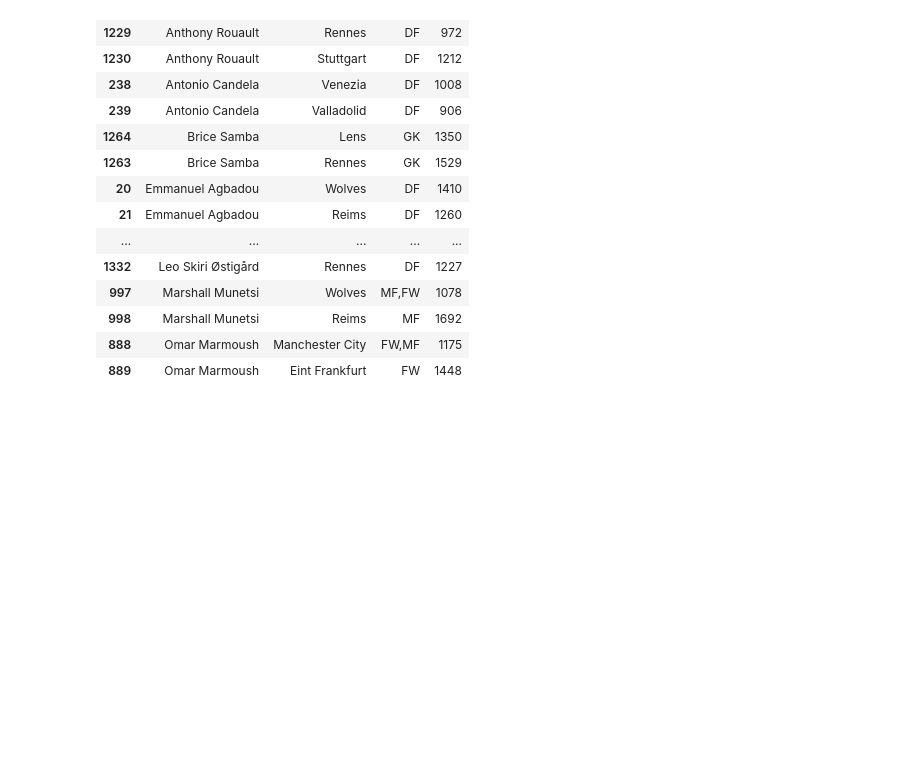
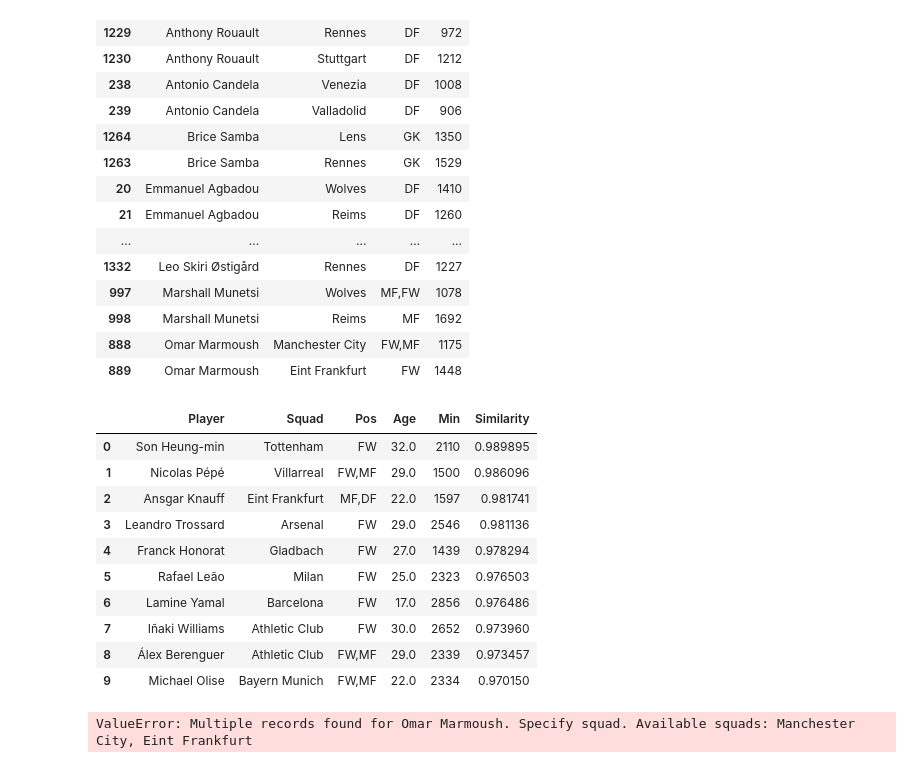
Before and after one commit to kevinerv/player-similarity-notebook, a Jupyter notebook: notebooks/01_Player_Similarity.ipynb, the cells around one changed output. Saved outputs shown, nothing was run; the diff lists cells and outputs as text; code cells hidden in the pictures; blank space fills up the shorter version.

Commit message:
feat: handle duplicate player records by squad

```diff
--- a/notebooks/01_Player_Similarity.ipynb
+++ b/notebooks/01_Player_Similarity.ipynb
@@ -193,3 +193,28 @@ df_prepared[
 | 998 | Marshall Munetsi | Reims | MF | 1692 |
 | 888 | Omar Marmoush | Manchester City | FW,MF | 1175 |
 | 889 | Omar Marmoush | Eint Frankfurt | FW | 1448 |
+# %%
+find_similar_players(
+    df=df_prepared,
+    player_name="Bukayo Saka",
+)
+# %% [output]
+|  | Player | Squad | Pos | Age | Min | Similarity |
+| 0 | Son Heung-min | Tottenham | FW | 32.0 | 2110 | 0.989895 |
+| 1 | Nicolas Pépé | Villarreal | FW,MF | 29.0 | 1500 | 0.986096 |
+| 2 | Ansgar Knauff | Eint Frankfurt | MF,DF | 22.0 | 1597 | 0.981741 |
+| 3 | Leandro Trossard | Arsenal | FW | 29.0 | 2546 | 0.981136 |
+| 4 | Franck Honorat | Gladbach | FW | 27.0 | 1439 | 0.978294 |
+| 5 | Rafael Leão | Milan | FW | 25.0 | 2323 | 0.976503 |
+| 6 | Lamine Yamal | Barcelona | FW | 17.0 | 2856 | 0.976486 |
+| 7 | Iñaki Williams | Athletic Club | FW | 30.0 | 2652 | 0.973960 |
+| 8 | Álex Berenguer | Athletic Club | FW,MF | 29.0 | 2339 | 0.973457 |
+| 9 | Michael Olise | Bayern Munich | FW,MF | 22.0 | 2334 | 0.970150 |
+# %%
+# Jugador duplicado sin equipo
+find_similar_players(
+    df=df_prepared,
+    player_name="Omar Marmoush",
+)
+# %% [output]
+ValueError: Multiple records found for Omar Marmoush. Specify squad. Available squads: Manchester City, Eint Frankfurt
```
Also changed, not shown: parts of 2 cells of this notebook, 1 other file.
